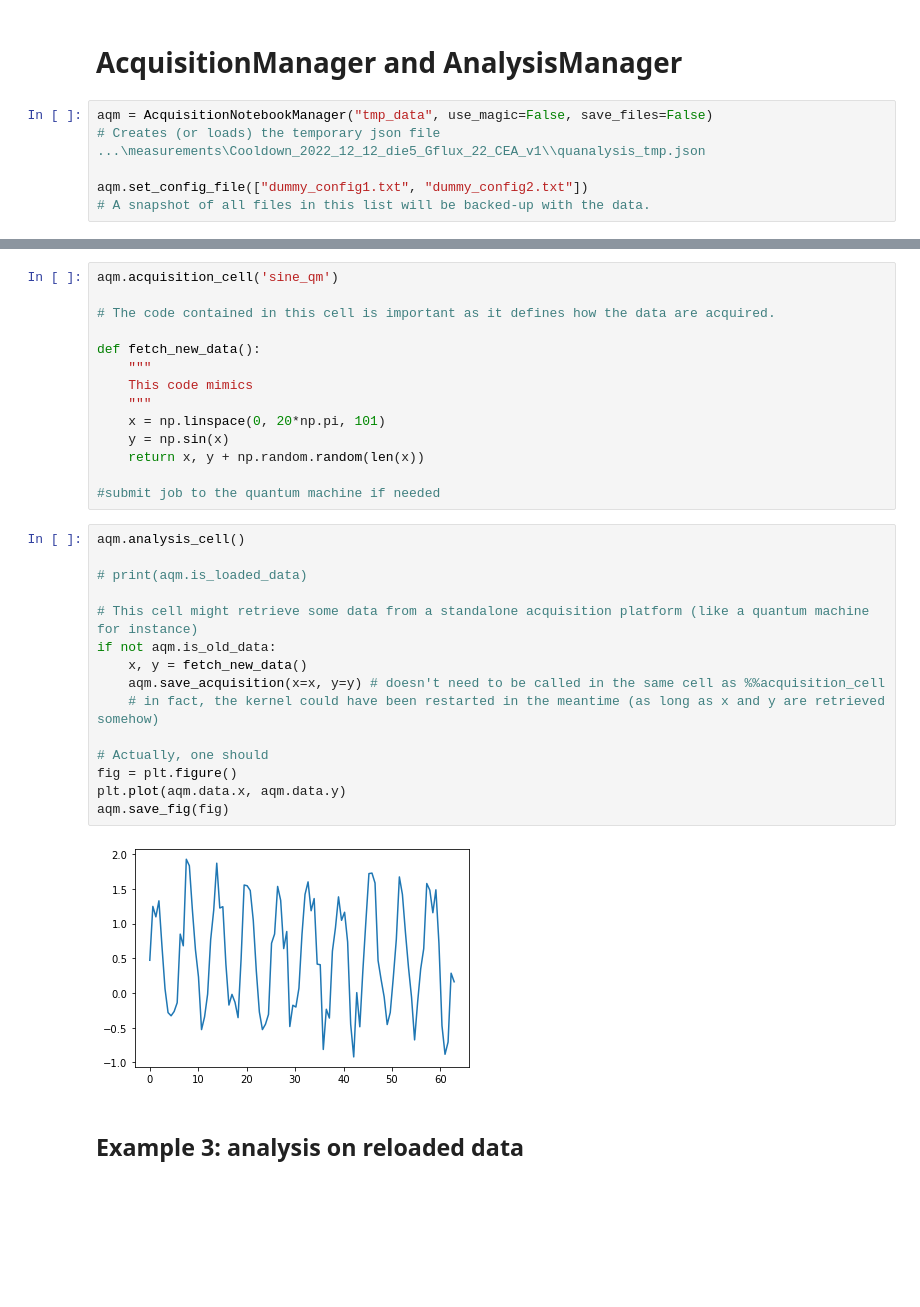
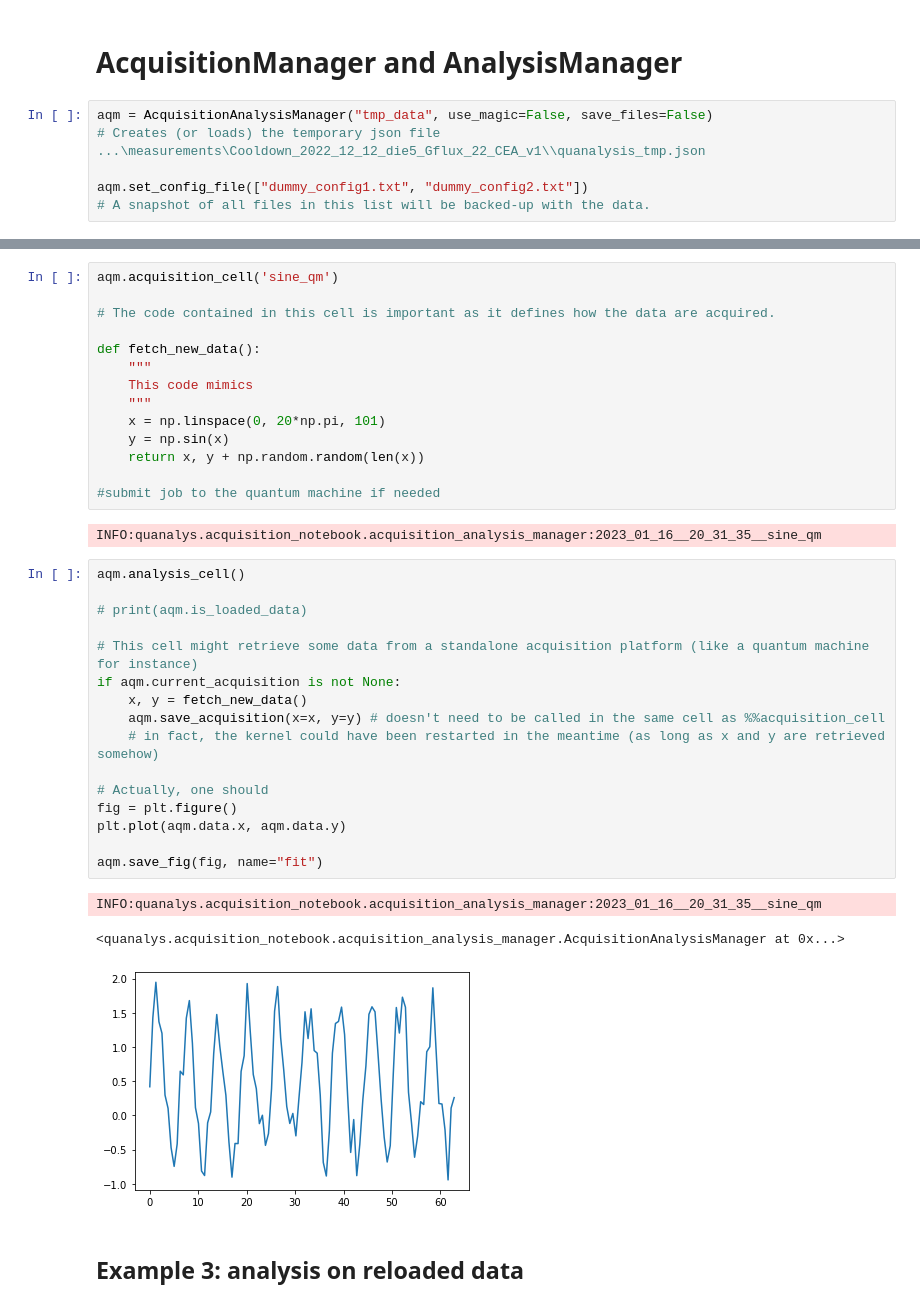
Before and after one commit to kyrylo-gr/labmate, a Jupyter notebook: docs/examples/acquisition_and_analysis_notebook_without_magic.ipynb, the cells around one changed output, grey strips where cells are left out. Drawn from its saved outputs; the diff is of its cells as text; blank space fills up the shorter version.

Commit message:
cells are saved with fig_save and cells are not saved with analysis_cell()

```diff
--- a/docs/examples/acquisition_and_analysis_notebook_without_magic.ipynb
+++ b/docs/examples/acquisition_and_analysis_notebook_without_magic.ipynb
@@ -12,7 +13,7 @@ Kernel is started
 # %% [markdown]
 # AcquisitionManager and AnalysisManager
 # %%
-aqm = AcquisitionNotebookManager("tmp_data", use_magic=False, save_files=False)
+aqm = AcquisitionAnalysisManager("tmp_data", use_magic=False, save_files=False)
 # Creates (or loads) the temporary json file ...\measurements\Cooldown_2022_12_12_die5_Gflux_22_CEA_v1\\quanalysis_tmp.json
 
 aqm.set_config_file(["dummy_config1.txt", "dummy_config2.txt"])
@@ -66,23 +64,28 @@ def fetch_new_data():
     return x, y + np.random.random(len(x))
 
 #submit job to the quantum machine if needed
+# %% [output]
+INFO:quanalys.acquisition_notebook.acquisition_analysis_manager:2023_01_16__20_31_35__sine_qm
 # %%
 aqm.analysis_cell()
 
 # print(aqm.is_loaded_data)
 
 # This cell might retrieve some data from a standalone acquisition platform (like a quantum machine for instance)
-if not aqm.is_old_data:
+if aqm.current_acquisition is not None:
     x, y = fetch_new_data()
     aqm.save_acquisition(x=x, y=y) # doesn't need to be called in the same cell as %%acquisition_cell
     # in fact, the kernel could have been restarted in the meantime (as long as x and y are retrieved somehow)
 
 # Actually, one should
 fig = plt.figure()
 plt.plot(aqm.data.x, aqm.data.y)
-aqm.save_fig(fig)
+
+aqm.save_fig(fig, name="fit")
 # %% [output]
+INFO:quanalys.acquisition_notebook.acquisition_analysis_manager:2023_01_16__20_31_35__sine_qm
+<quanalys.acquisition_notebook.acquisition_analysis_manager.AcquisitionAnalysisManager at 0x...>
-[figure, old version]
+[figure, new version]
 # %% [markdown]
 ## Example 3: analysis on reloaded data
 # %%
```
Also changed, not shown: parts of 18 cells of this notebook, 9 other files.
